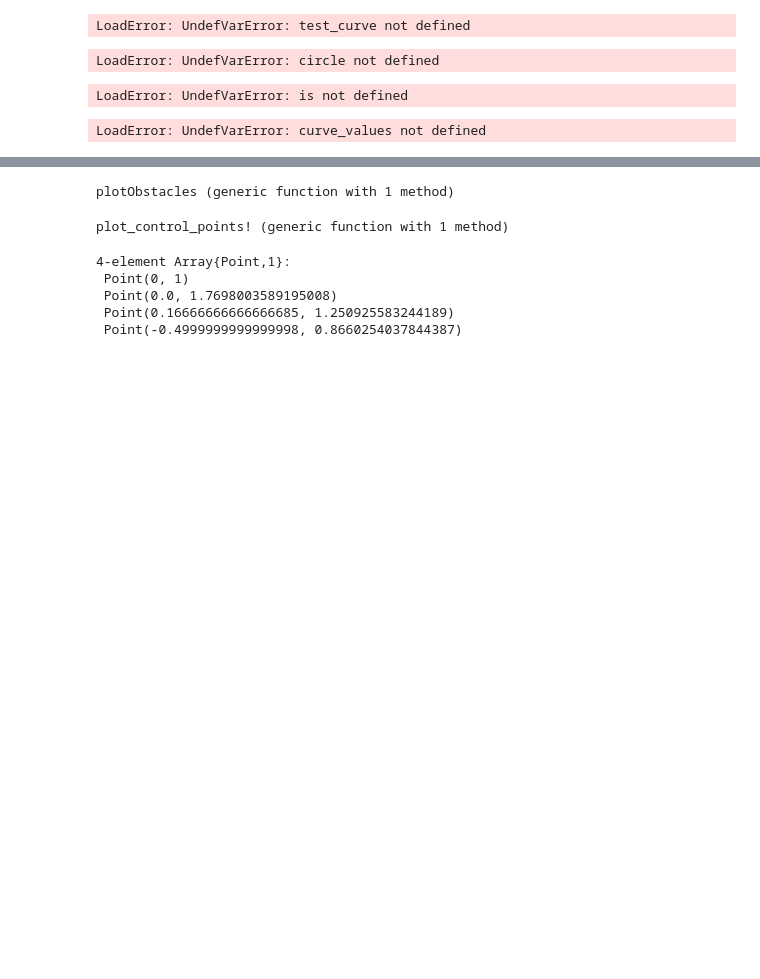
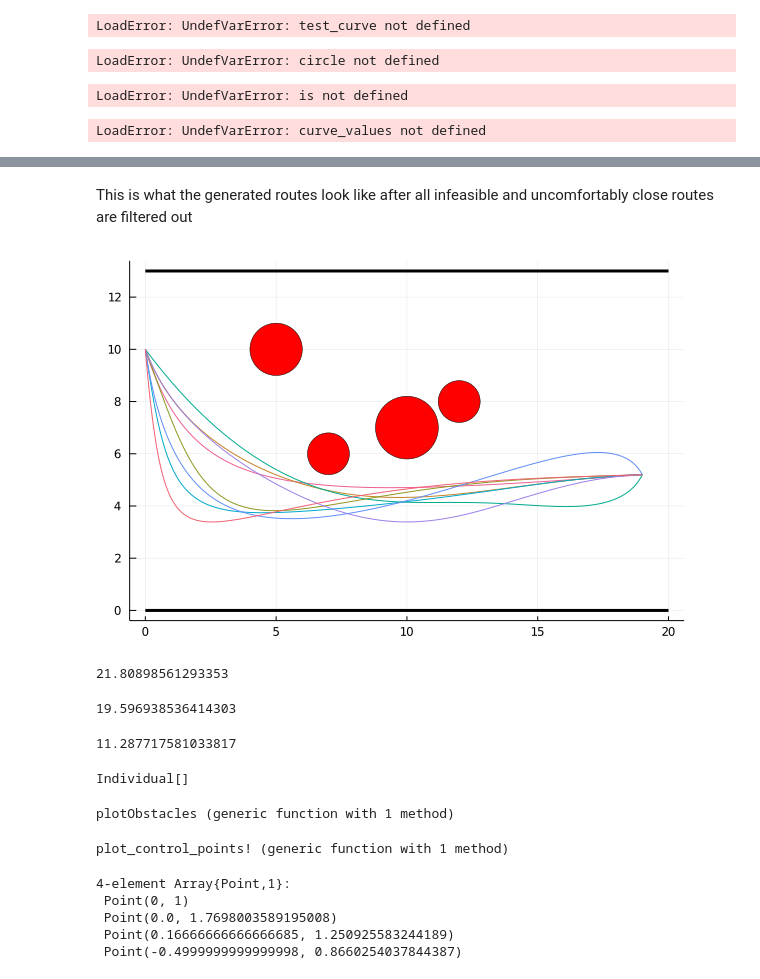
Before and after one commit to barrett370/Y4-Diss, a Jupyter notebook: code/classical/julia/Untitled1.ipynb, the cells around one changed output, grey strips where cells are left out. Cells and saved outputs as stored; diff of their text form; code cells hidden in the pictures; blank space fills up the shorter version.

```diff
--- a/code/classical/julia/Untitled1.ipynb
+++ b/code/classical/julia/Untitled1.ipynb
@@ -121,3 +107,25 @@ LoadError: UndefVarError: P not defined
+# %% [markdown]
+This is what the generated routes look like after all infeasible and uncomfortably close routes are filtered out
+# %%
+plotGeneration!(draw_road(road,0,20),filter(i->high_proximity_distance(road,i.phenotype.genotype)==0,filter(i -> infeasible_distance(road,i.phenotype.genotype)==0,P)))
+# %% [output]
+[figure, added]
+# %%
+best = P[1].fitness
+# %% [output]
+21.80898561293353
+# %%
+optimal = √((start_point.x - goal_point.x)^2 + (start_point.y - goal_point.y)^2)
+# %% [output]
+19.596938536414303
+# %%
+(best/optimal-1)*100
+# %% [output]
+11.287717581033817
+# %%
+filter(i-> high_proximity_distance(road,i.phenotype.genotype)==0 ∘ i->infeasible_distance(road,i.phenotype.genotype)==0,P)
+# %% [output]
+Individual[]
 # %%
 function plotObstacles(road)
     plt = plot()
```
Also changed, not shown: parts of 7 cells of this notebook, 2 other files.
